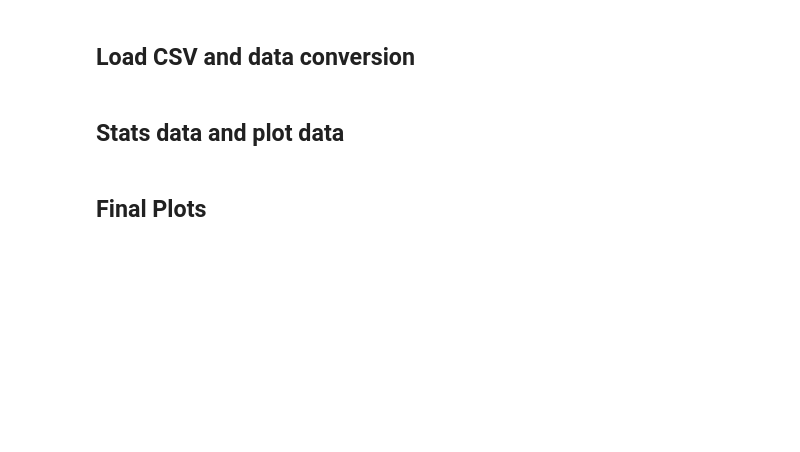
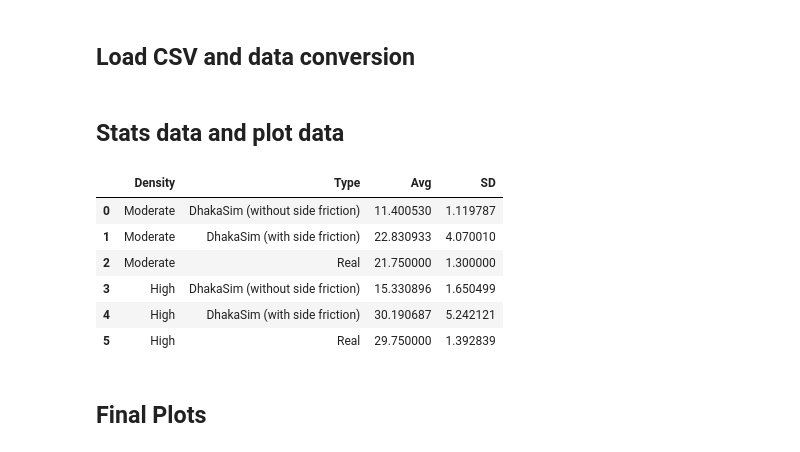
Before and after one commit to Osama00112/DhakaSim_RData, a Jupyter notebook: Bar Diagrams/validation plots/validation.ipynb, the cells around one changed output. Drawn from its saved outputs; the diff is of its cells as text; code cells hidden in the pictures; blank space fills up the shorter version.

```diff
--- a/Bar Diagrams/validation plots/validation.ipynb
+++ b/Bar Diagrams/validation plots/validation.ipynb
@@ -168,6 +168,16 @@ plot_data_bike_ps = pd.DataFrame({
         stats_high_without_bike_ps[1], stats_high_with_bike_ps[1], np.sqrt(real_time_var_high_bike_ps)
     ]
 })
+# %%
+plot_data
+# %% [output]
+|  | Density | Type | Avg | SD |
+| 0 | Moderate | DhakaSim (without side friction) | 11.400530 | 1.119787 |
+| 1 | Moderate | DhakaSim (with side friction) | 22.830933 | 4.070010 |
+| 2 | Moderate | Real | 21.750000 | 1.300000 |
+| 3 | High | DhakaSim (without side friction) | 15.330896 | 1.650499 |
+| 4 | High | DhakaSim (with side friction) | 30.190687 | 5.242121 |
+| 5 | High | Real | 29.750000 | 1.392839 |
 # %% [markdown]
 ## Final Plots
 # %% [markdown]
```
Also changed, not shown: parts of 1 cell of this notebook, 21 other files.
